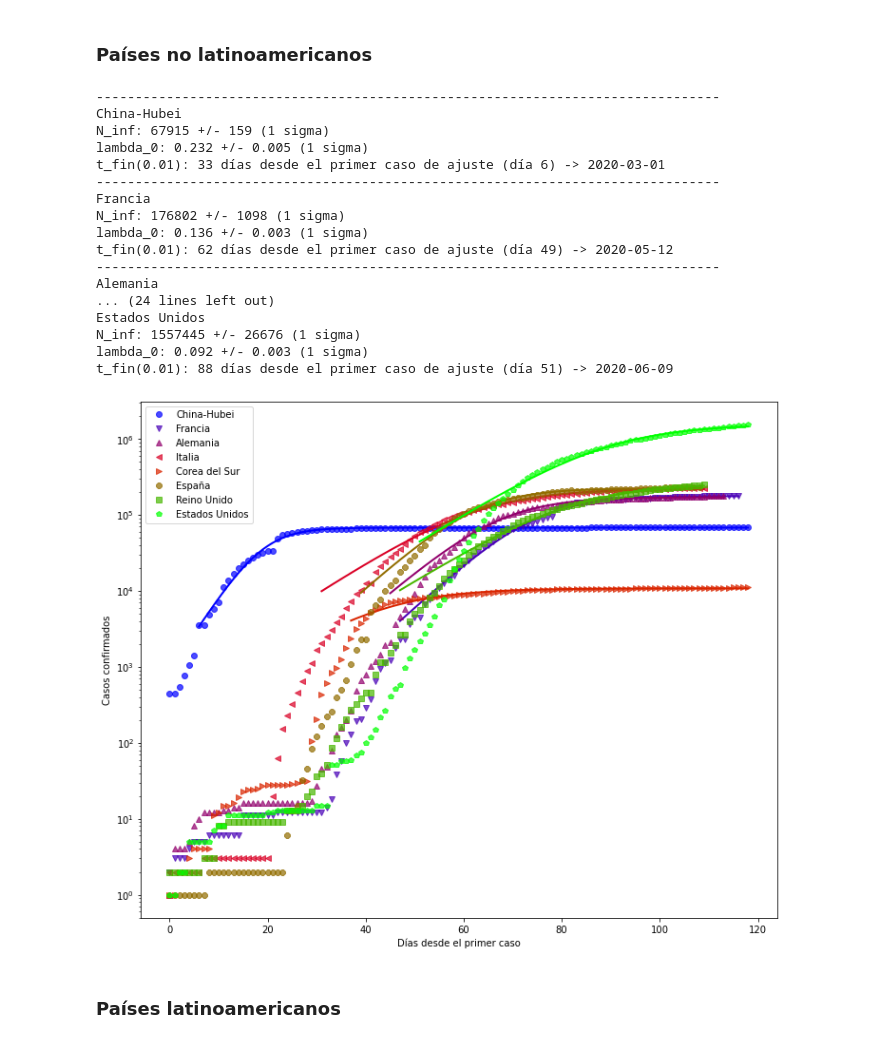
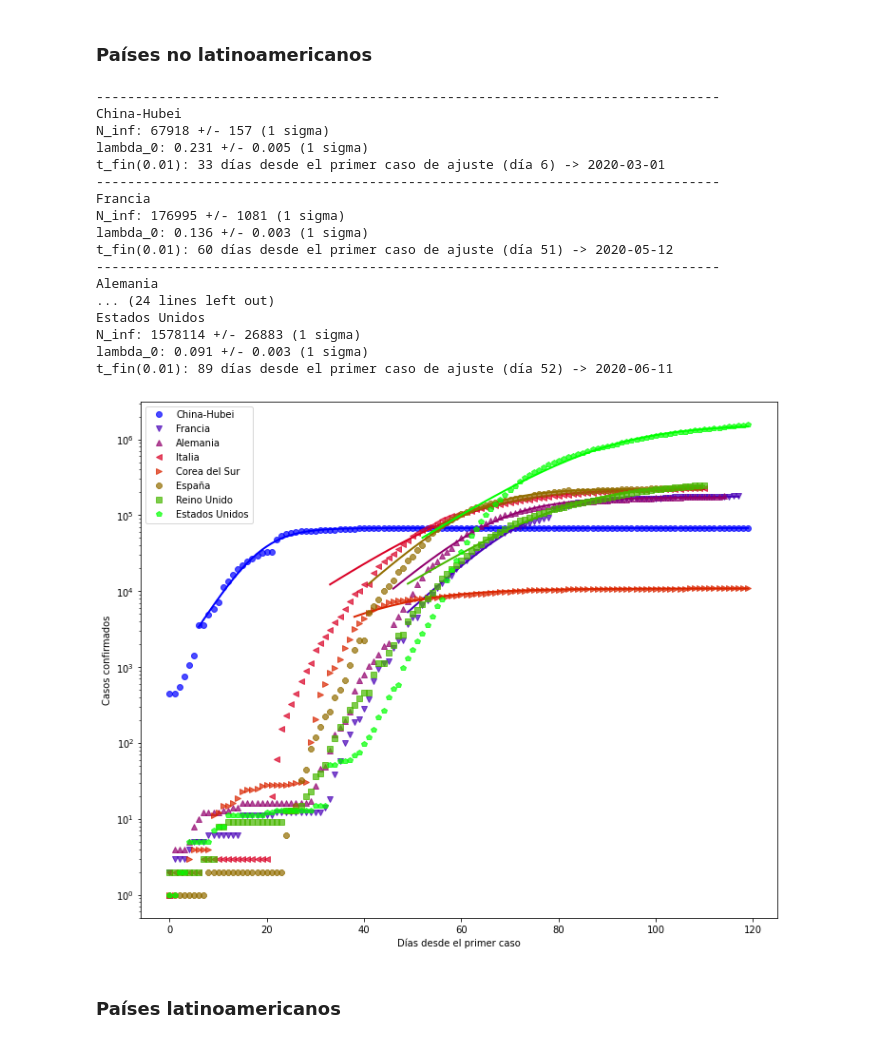
Before and after one commit to manuxch/logistic-covid19, a Jupyter notebook: Logistic_model_COVID-19.ipynb, the cells around one changed output. Cells and saved outputs as stored; diff of their text form; code cells hidden in the pictures.

Commit message:
Actualización diaria de visualizaciones, ajustes y registros

```diff
--- a/Logistic_model_COVID-19.ipynb
+++ b/Logistic_model_COVID-19.ipynb
@@ -180,26 +180,26 @@ El número de casos confirmados se obtiene a partir de los test que se le realiz
 # %% [markdown]
 ### Países no latinoamericanos
 # %%
-plot_fit(cases_no_lat, 2000, 'Casos confirmados', p_fin=0.01)
+plot_fit(cases_no_lat, 2700, 'Casos confirmados', p_fin=0.01)
 # %% [output]
 --------------------------------------------------------------------------------
 China-Hubei
-N_inf: 67915 +/- 159 (1 sigma)
-lambda_0: 0.232 +/- 0.005 (1 sigma)
+N_inf: 67918 +/- 157 (1 sigma)
+lambda_0: 0.231 +/- 0.005 (1 sigma)
 t_fin(0.01): 33 días desde el primer caso de ajuste (día 6) -> 2020-03-01
 --------------------------------------------------------------------------------
 Francia
-N_inf: 176802 +/- 1098 (1 sigma)
+N_inf: 176995 +/- 1081 (1 sigma)
 lambda_0: 0.136 +/- 0.003 (1 sigma)
-t_fin(0.01): 62 días desde el primer caso de ajuste (día 49) -> 2020-05-12
+t_fin(0.01): 60 días desde el primer caso de ajuste (día 51) -> 2020-05-12
 --------------------------------------------------------------------------------
 Alemania
 ... (24 lines left out)
 Estados Unidos
-N_inf: 1557445 +/- 26676 (1 sigma)
-lambda_0: 0.092 +/- 0.003 (1 sigma)
-t_fin(0.01): 88 días desde el primer caso de ajuste (día 51) -> 2020-06-09
+N_inf: 1578114 +/- 26883 (1 sigma)
+lambda_0: 0.091 +/- 0.003 (1 sigma)
+t_fin(0.01): 89 días desde el primer caso de ajuste (día 52) -> 2020-06-11
-[figure, old version]
+[figure, new version]
 # %% [markdown]
 ### Países latinoamericanos
 # %%
```
Also changed, not shown: parts of 8 cells of this notebook.
